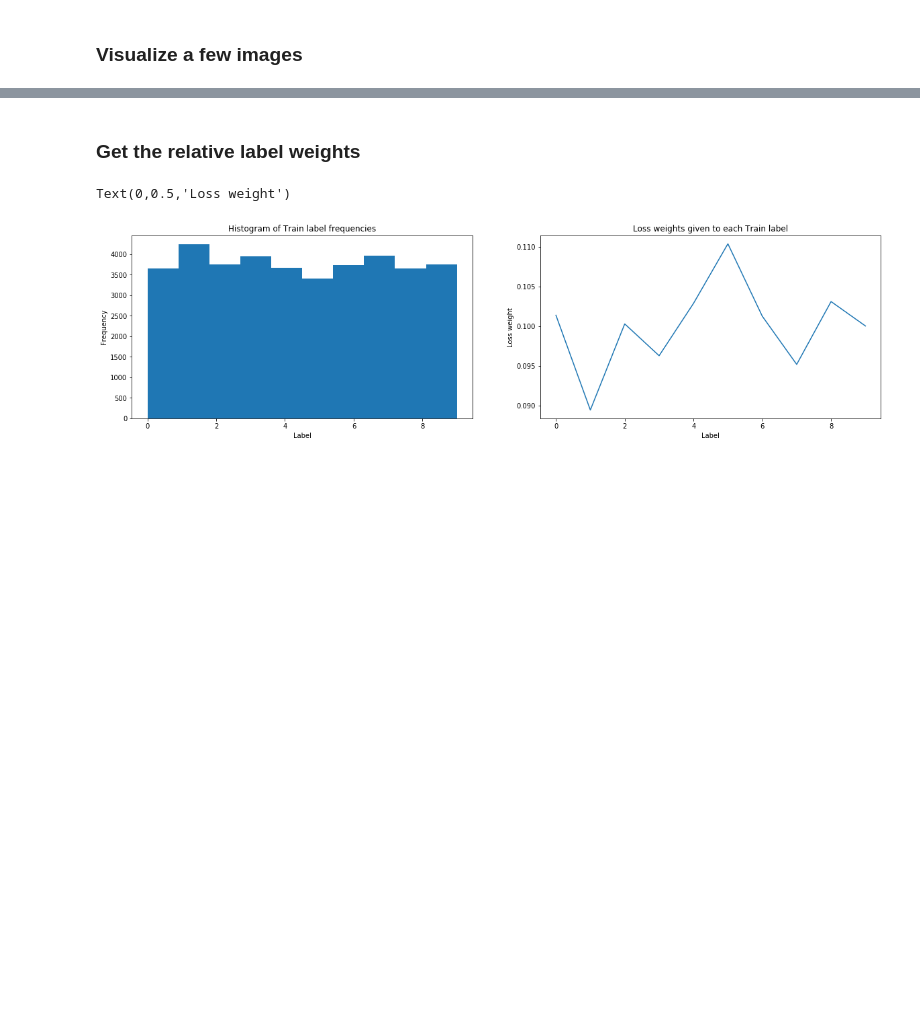
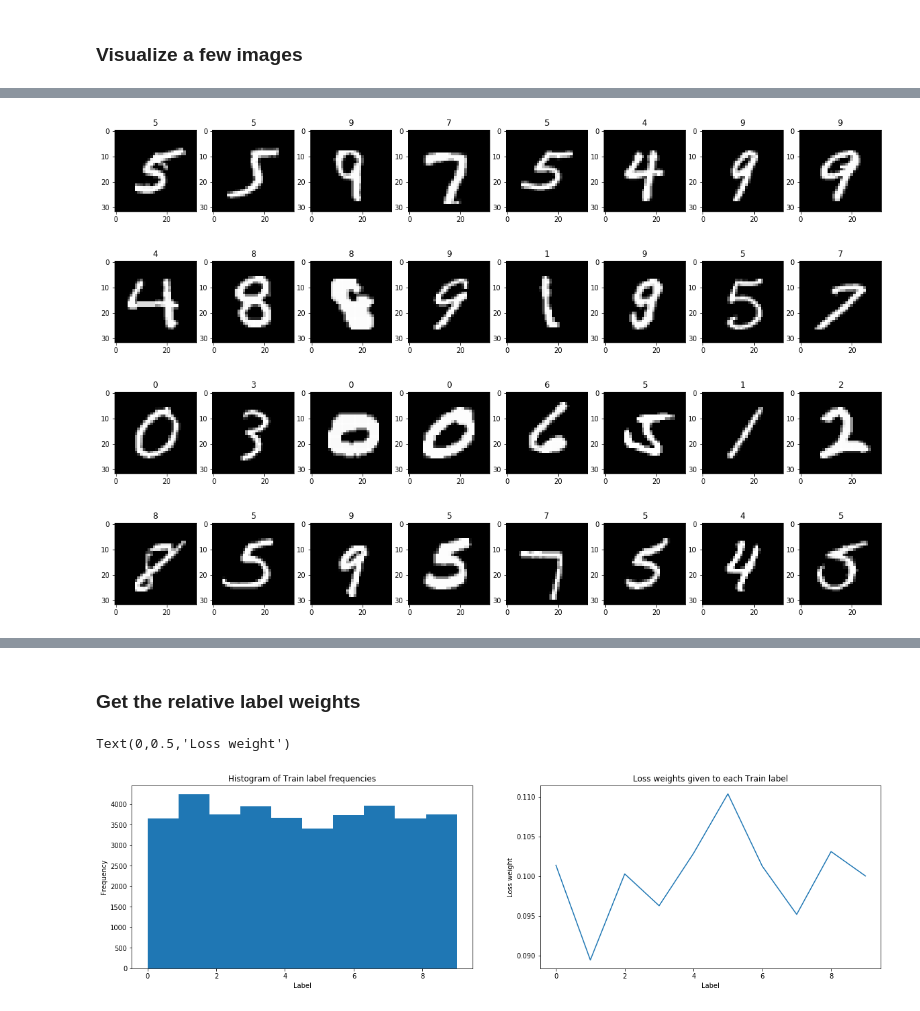
Before and after one commit to anujkhare/mnist_kd, a Jupyter notebook: mnist-simple.ipynb, the cells around one changed output, grey strips where cells are left out. Cells and saved outputs as stored; diff of their text form; code cells hidden in the pictures; blank space fills up the shorter version.

```diff
--- a/mnist-simple.ipynb
+++ b/mnist-simple.ipynb
@@ -180,0 +190,10 @@ for ix, next_batch in enumerate(dataloader_train):
+# %%
+for ix, next_batch in enumerate(dataloader_val):
+    if ix >= 4:
+        break
+    visualize_batch(next_batch)
+# %% [output]
+[figure, added]
+[figure, added]
+[figure, added]
+[figure, added]
```
Also changed, not shown: parts of 33 cells of this notebook, 1 other file.
